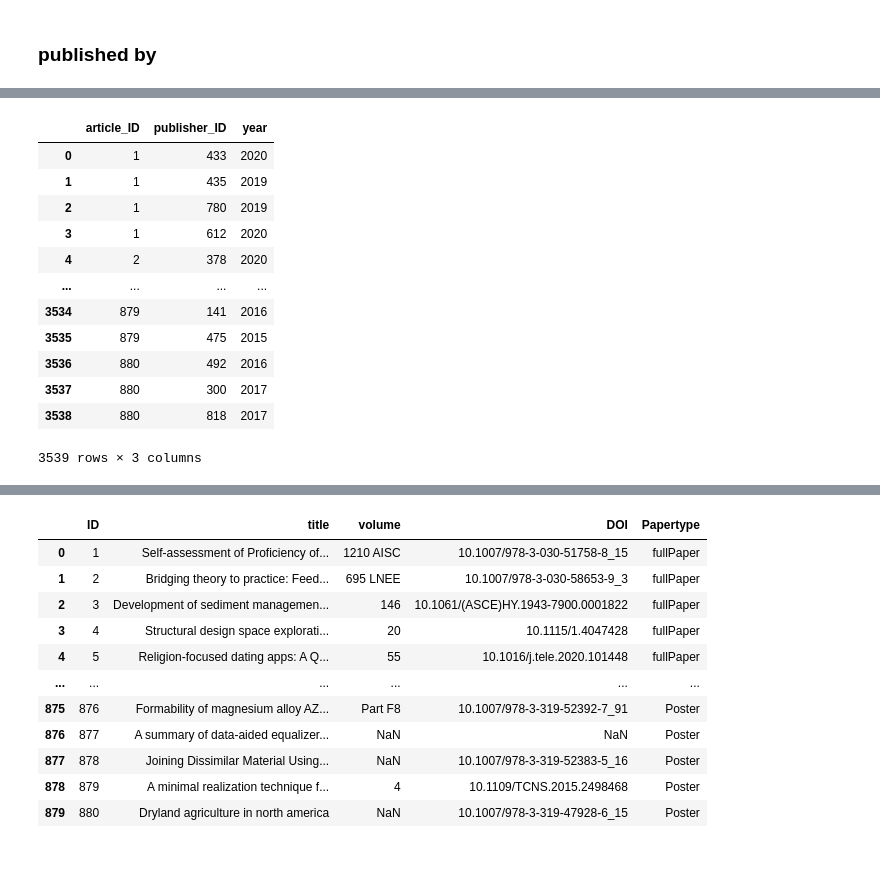
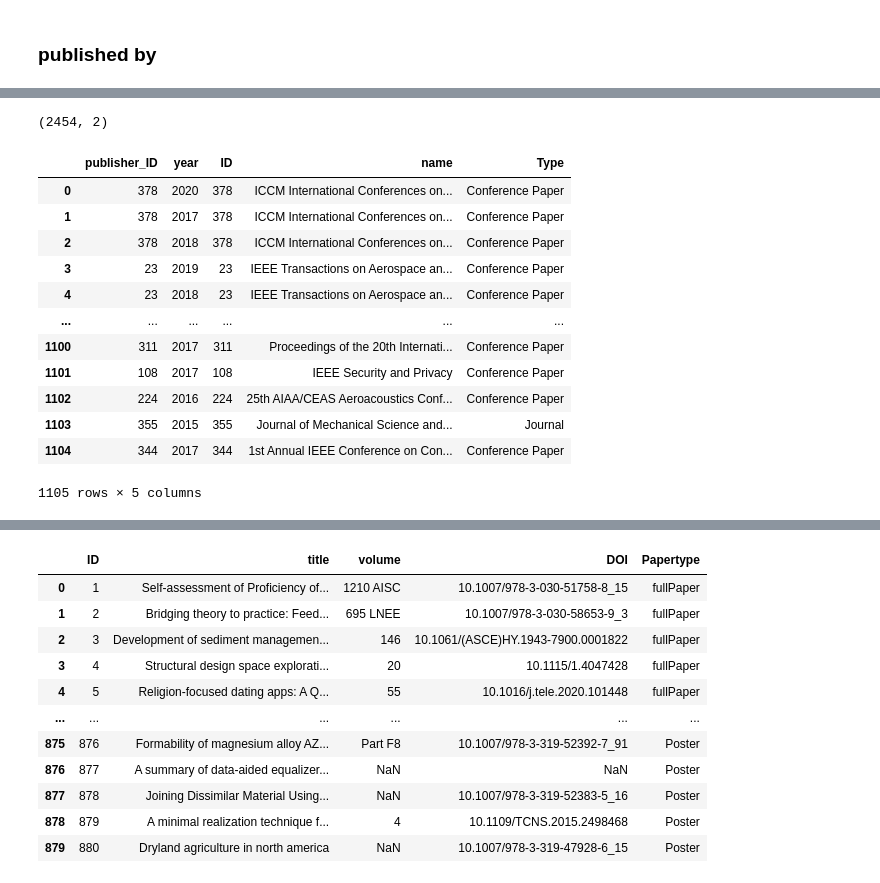
Before and after one commit to kaiamj/Knowledge-Graphs, a Jupyter notebook: Untitled.ipynb, the cells around one changed output, grey strips where cells are left out. Saved outputs shown, nothing was run; the diff lists cells and outputs as text; code cells hidden in the pictures.

```diff
--- a/Untitled.ipynb
+++ b/Untitled.ipynb
@@ -369,16 +458,6 @@ publishedIn = pd.read_csv('kaggle_data_processed/article_published_by.csv')
 # %%
-publishedIn
+p = publishedIn[["publisher_ID","year"]].drop_duplicates()
-# %% [output]
-|  | article_ID | publisher_ID | year |
-| 0 | 1 | 433 | 2020 |
-| 1 | 1 | 435 | 2019 |
-| 2 | 1 | 780 | 2019 |
-| 3 | 1 | 612 | 2020 |
-| 4 | 2 | 378 | 2020 |
-| ... | ... | ... | ... |
-| 3534 | 879 | 141 | 2016 |
-| 3535 | 879 | 475 | 2015 |
-| 3536 | 880 | 492 | 2016 |
-| 3537 | 880 | 300 | 2017 |
-| 3538 | 880 | 818 | 2017 |
-3539 rows × 3 columns
+# %%
+p.shape
+# %% [output]
+(2454, 2)
@@ -384,0 +466,16 @@ publishedIn
+# %%
+pN
+# %% [output]
+|  | publisher_ID | year | ID | name | Type |
+| 0 | 378 | 2020 | 378 | ICCM International Conferences on... | Conference Paper |
+| 1 | 378 | 2017 | 378 | ICCM International Conferences on... | Conference Paper |
+| 2 | 378 | 2018 | 378 | ICCM International Conferences on... | Conference Paper |
+| 3 | 23 | 2019 | 23 | IEEE Transactions on Aerospace an... | Conference Paper |
+| 4 | 23 | 2018 | 23 | IEEE Transactions on Aerospace an... | Conference Paper |
+| ... | ... | ... | ... | ... | ... |
+| 1100 | 311 | 2017 | 311 | Proceedings of the 20th Internati... | Conference Paper |
+| 1101 | 108 | 2017 | 108 | IEEE Security and Privacy | Conference Paper |
+| 1102 | 224 | 2016 | 224 | 25th AIAA/CEAS Aeroacoustics Conf... | Conference Paper |
+| 1103 | 355 | 2015 | 355 | Journal of Mechanical Science and... | Journal |
+| 1104 | 344 | 2017 | 344 | 1st Annual IEEE Conference on Con... | Conference Paper |
+1105 rows × 5 columns
```
Also changed, not shown: parts of 37 cells of this notebook, 2 other files.
